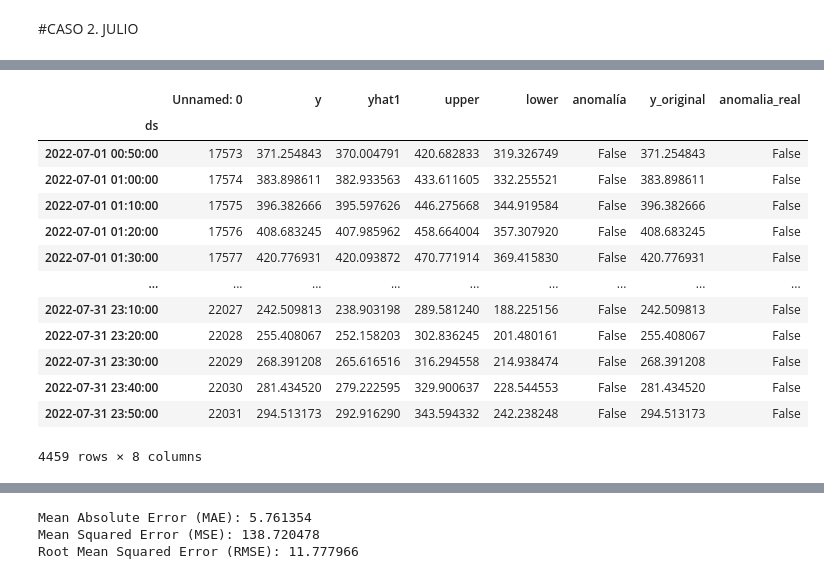
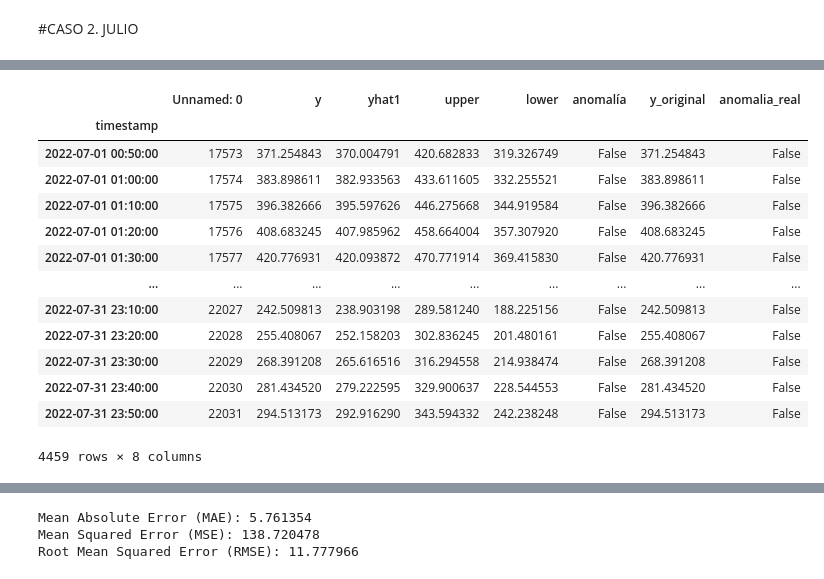
Before and after one commit to alvarofvillar/trabajopruebas, a Jupyter notebook: Estudio_Completo_Precision_Elastic.ipynb, the cells around one changed output, grey strips where cells are left out. Cells and saved outputs as stored; diff of their text form; code cells hidden in the pictures.

```diff
--- a/Estudio_Completo_Precision_Elastic.ipynb
+++ b/Estudio_Completo_Precision_Elastic.ipynb
@@ -572,9 +629,11 @@ df_anom_real = pd.read_csv("/content/caso2_julio.csv", index_col="ds")
 # %%
+df_anom_real = pd.read_csv("/content/caso2_julio.csv", index_col="ds")
+df_anom_real.index.names = ['timestamp']
 df_anom_real = df_anom_real.loc['2022-07-01 00:50:00':'2022-07-31 23:50:00']
 df_anom_real
 # %% [output]
 |  | Unnamed: 0 | y | yhat1 | upper | lower | anomalía | y_original | anomalia_real |
-| ds |  |  |  |  |  |  |  |  |
+| timestamp |  |  |  |  |  |  |  |  |
 | 2022-07-01 00:50:00 | 17573 | 371.254843 | 370.004791 | 420.682833 | 319.326749 | False | 371.254843 | False |
 | 2022-07-01 01:00:00 | 17574 | 383.898611 | 382.933563 | 433.611605 | 332.255521 | False | 383.898611 | False |
 | 2022-07-01 01:10:00 | 17575 | 396.382666 | 395.597626 | 446.275668 | 344.919584 | False | 396.382666 | False |
```
Also changed, not shown: parts of 43 cells of this notebook.
